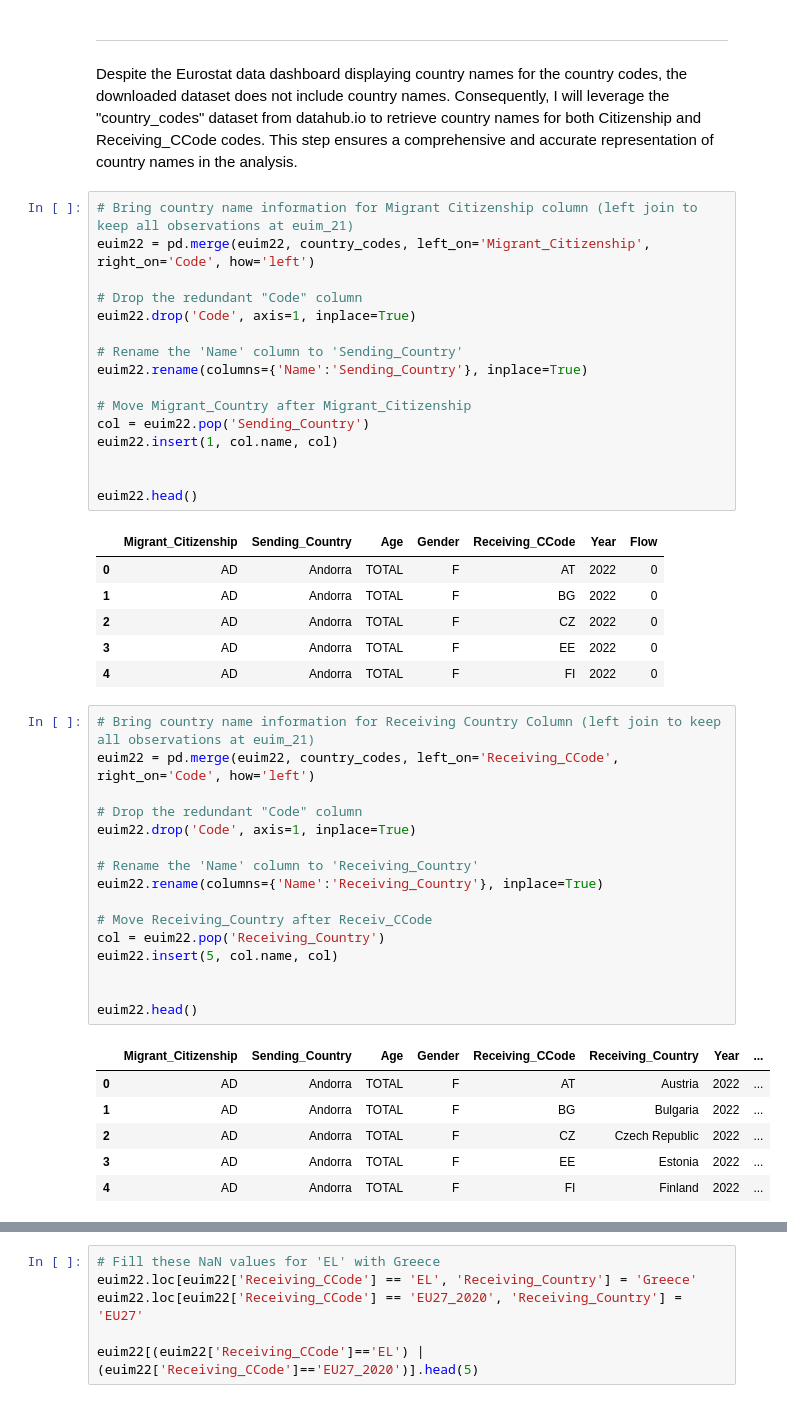
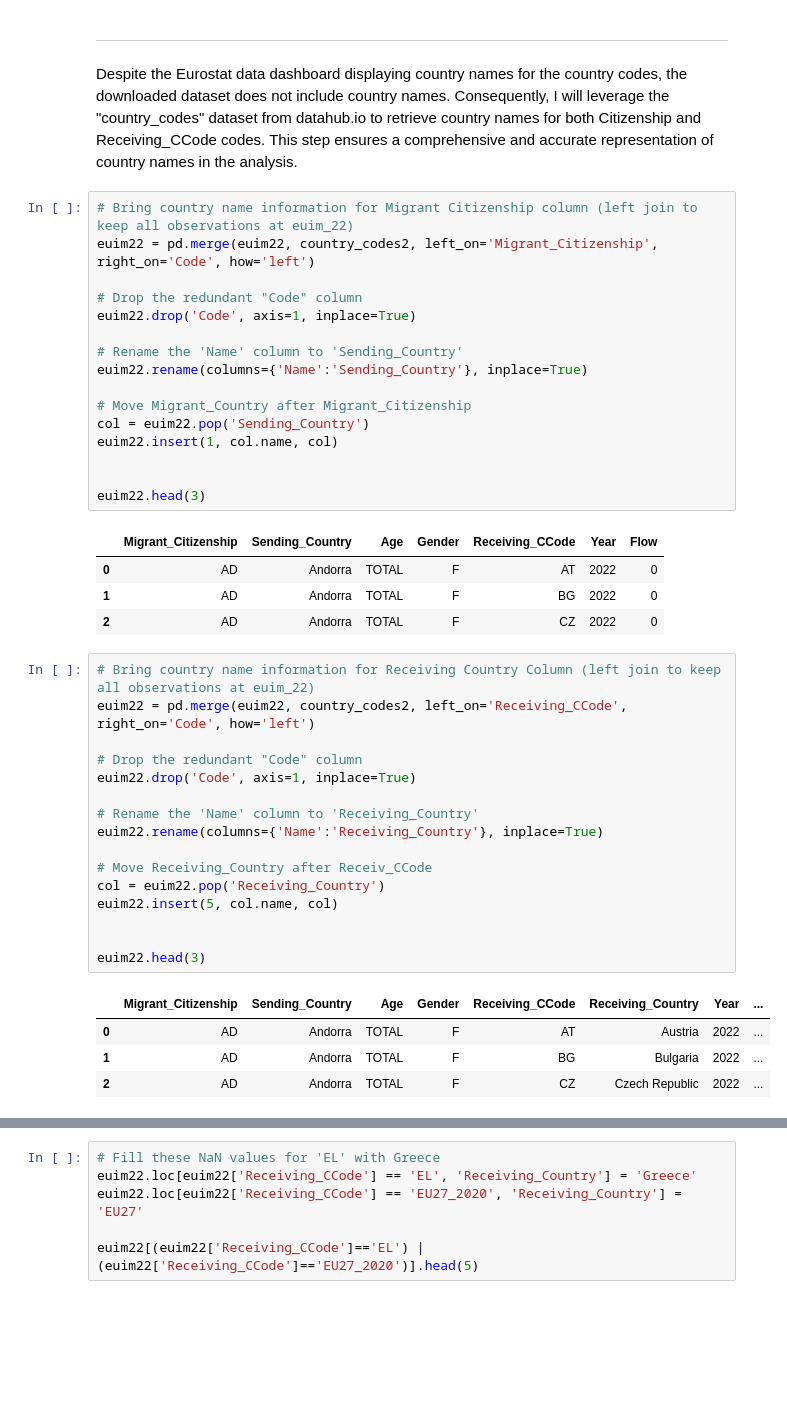
Before and after one commit to barisalan00/barisalan00.github.io, a Jupyter notebook: migration_flows_europe.ipynb, the cells around one changed output, grey strips where cells are left out. Saved outputs shown, nothing was run; the diff lists cells and outputs as text; blank space fills up the shorter version.

```diff
--- a/migration_flows_europe.ipynb
+++ b/migration_flows_europe.ipynb
@@ -220,8 +213,8 @@ euim22.head()
 ---
 Despite the Eurostat data dashboard displaying country names for the country codes, the downloaded dataset does not include country names. Consequently, I will leverage the "country_codes" dataset from datahub.io to retrieve country names for both Citizenship and Receiving_CCode codes. This step ensures a comprehensive and accurate representation of country names in the analysis.
 # %%
-# Bring country name information for Migrant Citizenship column (left join to keep all observations at euim_21)
-euim22 = pd.merge(euim22, country_codes, left_on='Migrant_Citizenship', right_on='Code', how='left')
+# Bring country name information for Migrant Citizenship column (left join to keep all observations at euim_22)
+euim22 = pd.merge(euim22, country_codes2, left_on='Migrant_Citizenship', right_on='Code', how='left')
 
 # Drop the redundant "Code" column
 euim22.drop('Code', axis=1, inplace=True)
@@ -234,35 +227,31 @@ col = euim22.pop('Sending_Country')
 euim22.insert(1, col.name, col)
 
 
-euim22.head()
+euim22.head(3)
 # %% [output]
 |  | Migrant_Citizenship | Sending_Country | Age | Gender | Receiving_CCode | Year | Flow |
 | 0 | AD | Andorra | TOTAL | F | AT | 2022 | 0 |
 | 1 | AD | Andorra | TOTAL | F | BG | 2022 | 0 |
 | 2 | AD | Andorra | TOTAL | F | CZ | 2022 | 0 |
-| 3 | AD | Andorra | TOTAL | F | EE | 2022 | 0 |
-| 4 | AD | Andorra | TOTAL | F | FI | 2022 | 0 |
 # %%
-# Bring country name information for Receiving Country Column (left join to keep all observations at euim_21)
-euim22 = pd.merge(euim22, country_codes, left_on='Receiving_CCode', right_on='Code', how='left')
+# Bring country name information for Receiving Country Column (left join to keep all observations at euim_22)
+euim22 = pd.merge(euim22, country_codes2, left_on='Receiving_CCode', right_on='Code', how='left')
 
 # Drop the redundant "Code" column
 euim22.drop('Code', axis=1, inplace=True)
 
 # Rename the 'Name' column to 'Receiving_Country'
 euim22.rename(columns={'Name':'Receiving_Country'}, inplace=True)
 
 # Move Receiving_Country after Receiv_CCode
 col = euim22.pop('Receiving_Country')
 euim22.insert(5, col.name, col)
 
 
-euim22.head()
+euim22.head(3)
 # %% [output]
 |  | Migrant_Citizenship | Sending_Country | Age | Gender | Receiving_CCode | Receiving_Country | Year | ... |
 | 0 | AD | Andorra | TOTAL | F | AT | Austria | 2022 | ... |
 | 1 | AD | Andorra | TOTAL | F | BG | Bulgaria | 2022 | ... |
 | 2 | AD | Andorra | TOTAL | F | CZ | Czech Republic | 2022 | ... |
-| 3 | AD | Andorra | TOTAL | F | EE | Estonia | 2022 | ... |
-| 4 | AD | Andorra | TOTAL | F | FI | Finland | 2022 | ... |
 # %%
```
Also changed, not shown: parts of 110 cells of this notebook.
